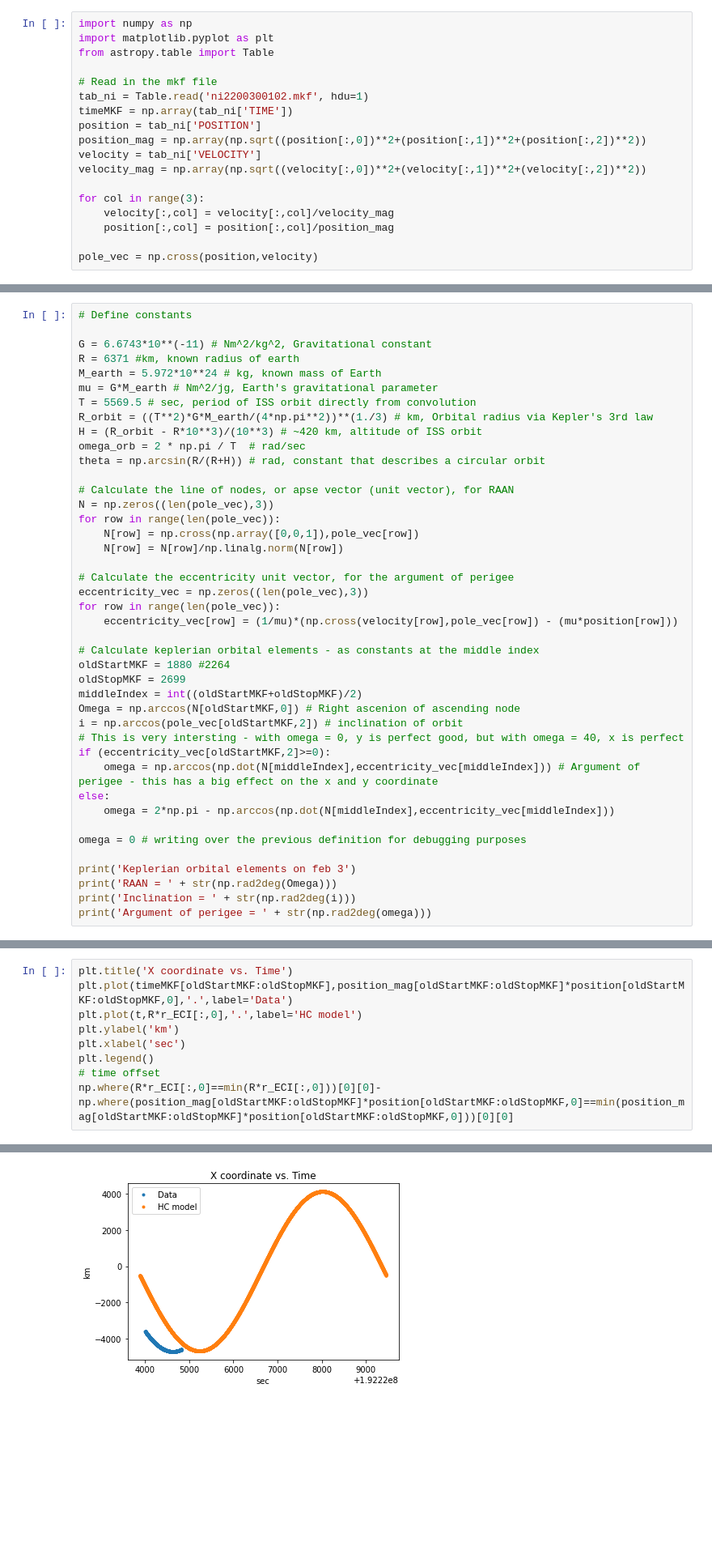
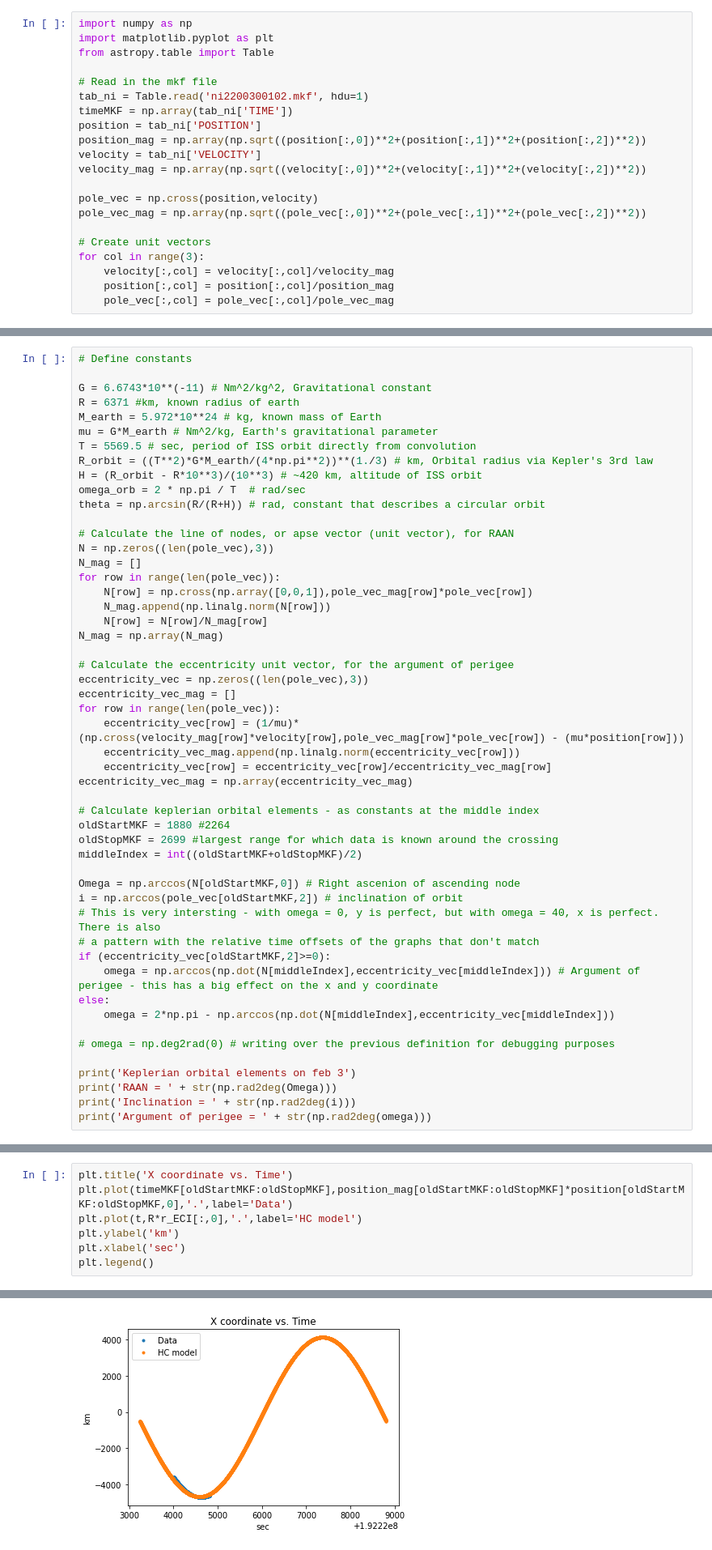
Before and after one commit to dmrowan/LommenResearchGroup, a Jupyter notebook: HorizonCrossing/HC_Navigation/feb3_orbitTracking.ipynb, the cells around one changed output, grey strips where cells are left out. Shown at 81% size. Cells and saved outputs as stored; diff of their text form; blank space fills up the shorter version.

```diff
--- a/HorizonCrossing/HC_Navigation/feb3_orbitTracking.ipynb
+++ b/HorizonCrossing/HC_Navigation/feb3_orbitTracking.ipynb
@@ -15,11 +15,14 @@ position_mag = np.array(np.sqrt((position[:,0])**2+(position[:,1])**2+(position[
 velocity = tab_ni['VELOCITY']
 velocity_mag = np.array(np.sqrt((velocity[:,0])**2+(velocity[:,1])**2+(velocity[:,2])**2))
 
+pole_vec = np.cross(position,velocity)
+pole_vec_mag = np.array(np.sqrt((pole_vec[:,0])**2+(pole_vec[:,1])**2+(pole_vec[:,2])**2))
+
+# Create unit vectors
 for col in range(3):
     velocity[:,col] = velocity[:,col]/velocity_mag
     position[:,col] = position[:,col]/position_mag
-
-pole_vec = np.cross(position,velocity)
+    pole_vec[:,col] = pole_vec[:,col]/pole_vec_mag
 # %%
 # Estimated time and position of ISS at the 180 degree point
 t_180 = 192223307 # time0_offset-deltaT_50 from feb3_orbit_model.py
@@ -40,7 +46,7 @@ r0_ECI = RADECtoGEO(RA0, DEC0)
 G = 6.6743*10**(-11) # Nm^2/kg^2, Gravitational constant
 R = 6371 #km, known radius of earth
 M_earth = 5.972*10**24 # kg, known mass of Earth
-mu = G*M_earth # Nm^2/jg, Earth's gravitational parameter
+mu = G*M_earth # Nm^2/kg, Earth's gravitational parameter
 T = 5569.5 # sec, period of ISS orbit directly from convolution
 R_orbit = ((T**2)*G*M_earth/(4*np.pi**2))**(1./3) # km, Orbital radius via Kepler's 3rd law
 H = (R_orbit - R*10**3)/(10**3) # ~420 km, altitude of ISS orbit
@@ -49,28 +55,37 @@ theta = np.arcsin(R/(R+H)) # rad, constant that describes a circular orbit
 
 # Calculate the line of nodes, or apse vector (unit vector), for RAAN
 N = np.zeros((len(pole_vec),3))
+N_mag = []
 for row in range(len(pole_vec)):
-    N[row] = np.cross(np.array([0,0,1]),pole_vec[row])
-    N[row] = N[row]/np.linalg.norm(N[row])
+    N[row] = np.cross(np.array([0,0,1]),pole_vec_mag[row]*pole_vec[row])
+    N_mag.append(np.linalg.norm(N[row]))
+    N[row] = N[row]/N_mag[row]
+N_mag = np.array(N_mag)
 
 # Calculate the eccentricity unit vector, for the argument of perigee
 eccentricity_vec = np.zeros((len(pole_vec),3))
+eccentricity_vec_mag = []
 for row in range(len(pole_vec)):
-    eccentricity_vec[row] = (1/mu)*(np.cross(velocity[row],pole_vec[row]) - (mu*position[row]))
+    eccentricity_vec[row] = (1/mu)*(np.cross(velocity_mag[row]*velocity[row],pole_vec_mag[row]*pole_vec[row]) - (mu*position[row]))
+    eccentricity_vec_mag.append(np.linalg.norm(eccentricity_vec[row]))
+    eccentricity_vec[row] = eccentricity_vec[row]/eccentricity_vec_mag[row]
+eccentricity_vec_mag = np.array(eccentricity_vec_mag)
 
 # Calculate keplerian orbital elements - as constants at the middle index
 oldStartMKF = 1880 #2264
-oldStopMKF = 2699
+oldStopMKF = 2699 #largest range for which data is known around the crossing
 middleIndex = int((oldStartMKF+oldStopMKF)/2)
+
 Omega = np.arccos(N[oldStartMKF,0]) # Right ascenion of ascending node
 i = np.arccos(pole_vec[oldStartMKF,2]) # inclination of orbit
-# This is very intersting - with omega = 0, y is perfect good, but with omega = 40, x is perfect
+# This is very intersting - with omega = 0, y is perfect, but with omega = 40, x is perfect. There is also
+# a pattern with the relative time offsets of the graphs that don't match
 if (eccentricity_vec[oldStartMKF,2]>=0):
     omega = np.arccos(np.dot(N[middleIndex],eccentricity_vec[middleIndex])) # Argument of perigee - this has a big effect on the x and y coordinate
 else:
     omega = 2*np.pi - np.arccos(np.dot(N[middleIndex],eccentricity_vec[middleIndex]))
 
-omega = 0 # writing over the previous definition for debugging purposes
+# omega = np.deg2rad(0) # writing over the previous definition for debugging purposes
 
 print('Keplerian orbital elements on feb 3')
 print('RAAN = ' + str(np.rad2deg(Omega)))
@@ -129,6 +144,4 @@ plt.plot(t,R*r_ECI[:,0],'.',label='HC model')
 plt.ylabel('km')
 plt.xlabel('sec')
 plt.legend()
-# time offset
-np.where(R*r_ECI[:,0]==min(R*r_ECI[:,0]))[0][0]-np.where(position_mag[oldStartMKF:oldStopMKF]*position[oldStartMKF:oldStopMKF,0]==min(position_mag[oldStartMKF:oldStopMKF]*position[oldStartMKF:oldStopMKF,0]))[0][0]
 # %% [output]
@@ -136,4 +149,4 @@ np.where(R*r_ECI[:,0]==min(R*r_ECI[:,0]))[0][0]-np.where(position_mag[oldStartMK
-[figure, old version]
+[figure, new version]
 # %%
 plt.title('Y coordinate vs. Time')
 plt.plot(timeMKF[oldStartMKF:oldStopMKF],position_mag[oldStartMKF:oldStopMKF]*position[oldStartMKF:oldStopMKF,1],'.',label='Data')
```
Also changed, not shown: parts of 16 cells of this notebook.
